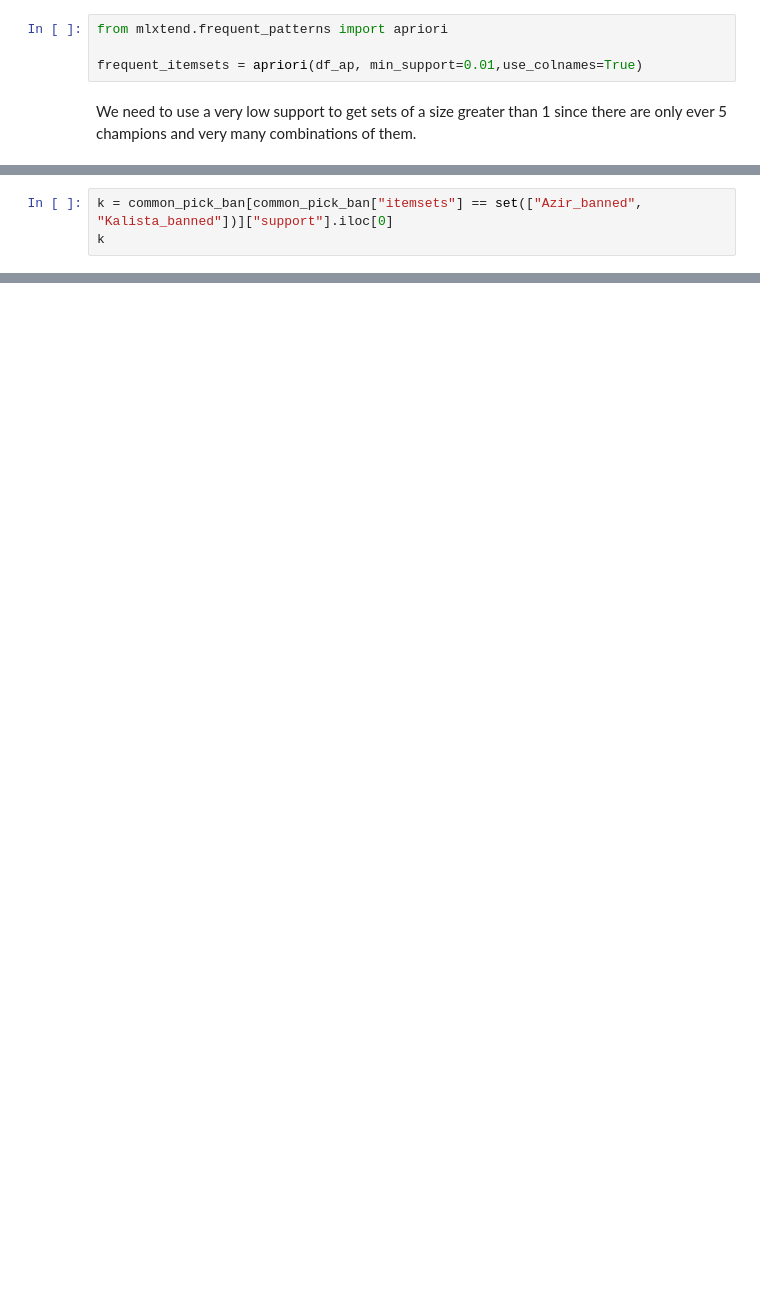
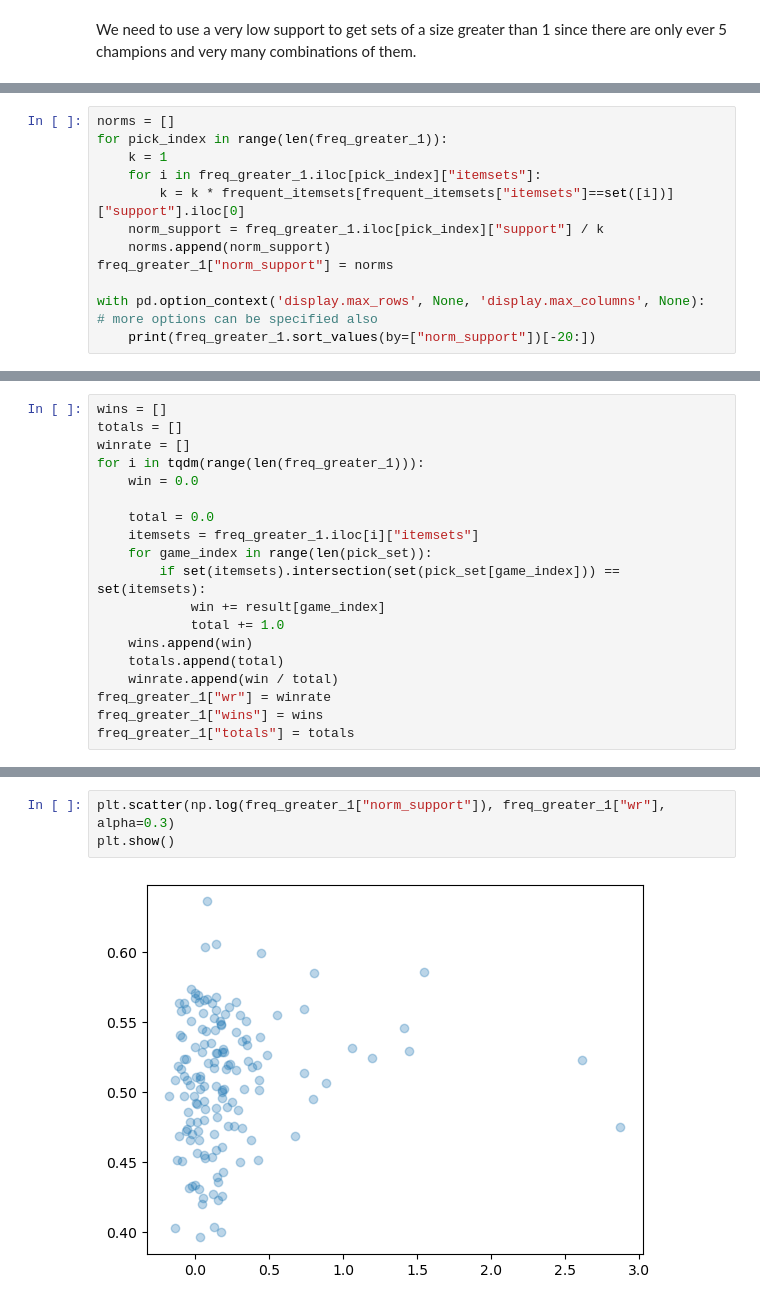
Before and after one commit to dwarfy35/Datamining_project, a Jupyter notebook: Checkpoint_3_daniel.ipynb, the cells around one changed output, grey strips where cells are left out. Cells and saved outputs as stored; diff of their text form; blank space fills up the shorter version.

Commit message:
cleaned up code, wrote report text and explanations for frequent item pick+pick and frequent item pick+ban

```diff
--- a/Checkpoint_3_daniel.ipynb
+++ b/Checkpoint_3_daniel.ipynb
@@ -87,6 +69,2 @@ df_ap
-# %%
-from mlxtend.frequent_patterns import apriori
-
-frequent_itemsets = apriori(df_ap, min_support=0.01,use_colnames=True)
 # %% [markdown]
 We need to use a very low support to get sets of a size greater than 1 since there are only ever 5 champions and very many combinations of them.
@@ -229,3 +70,0 @@ np.float64(0.020592639573277647)
-# %%
-k = common_pick_ban[common_pick_ban["itemsets"] == set(["Azir_banned", "Kalista_banned"])]["support"].iloc[0]
-k
@@ -379,0 +106,12 @@ Can look more into counter picks (IE make each entry the laners for a given game
+# %%
+norms = []
+for pick_index in range(len(freq_greater_1)):
+    k = 1
+    for i in freq_greater_1.iloc[pick_index]["itemsets"]:
+        k = k * frequent_itemsets[frequent_itemsets["itemsets"]==set([i])]["support"].iloc[0]
+    norm_support = freq_greater_1.iloc[pick_index]["support"] / k
+    norms.append(norm_support)
+freq_greater_1["norm_support"] = norms
+
+with pd.option_context('display.max_rows', None, 'display.max_columns', None):  # more options can be specified also
+    print(freq_greater_1.sort_values(by=["norm_support"])[-20:])
@@ -379,0 +145,19 @@ Can look more into counter picks (IE make each entry the laners for a given game
+# %%
+wins = []
+totals = []
+winrate = []
+for i in tqdm(range(len(freq_greater_1))):
+    win = 0.0
+
+    total = 0.0
+    itemsets = freq_greater_1.iloc[i]["itemsets"]
+    for game_index in range(len(pick_set)):
+        if set(itemsets).intersection(set(pick_set[game_index])) == set(itemsets):
+            win += result[game_index]
+            total += 1.0
+    wins.append(win)
+    totals.append(total)
+    winrate.append(win / total)
+freq_greater_1["wr"] = winrate
+freq_greater_1["wins"] = wins
+freq_greater_1["totals"] = totals
@@ -379,0 +201,5 @@ Can look more into counter picks (IE make each entry the laners for a given game
+# %%
+plt.scatter(np.log(freq_greater_1["norm_support"]), freq_greater_1["wr"], alpha=0.3)
+plt.show()
+# %% [output]
+[figure, added]
```
Also changed, not shown: parts of 60 cells of this notebook.
